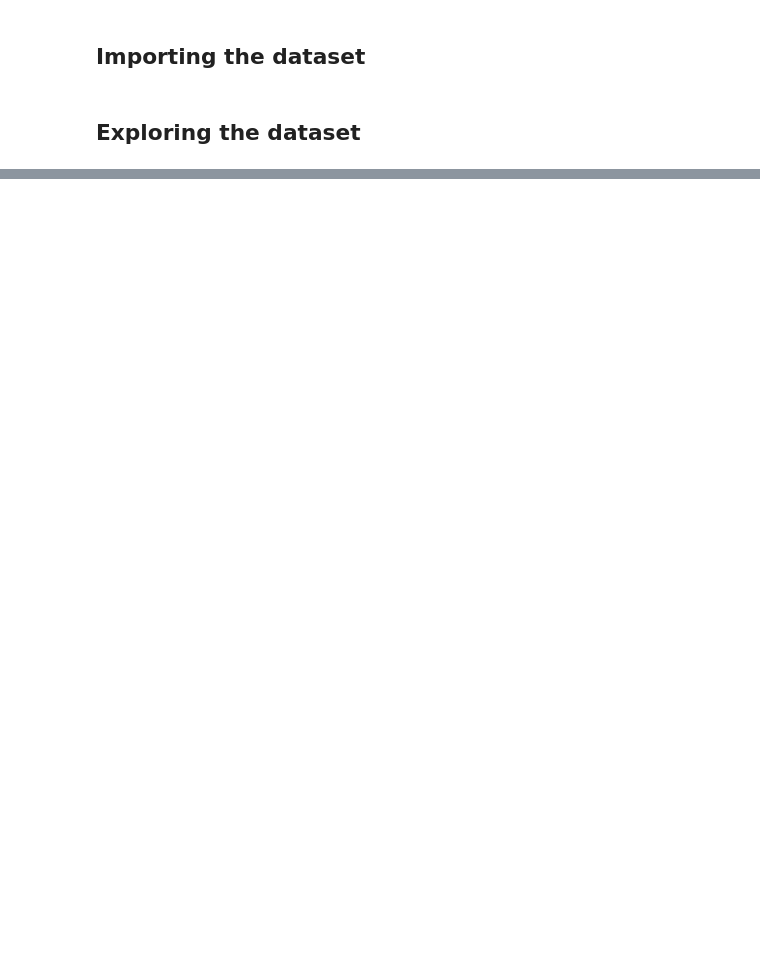
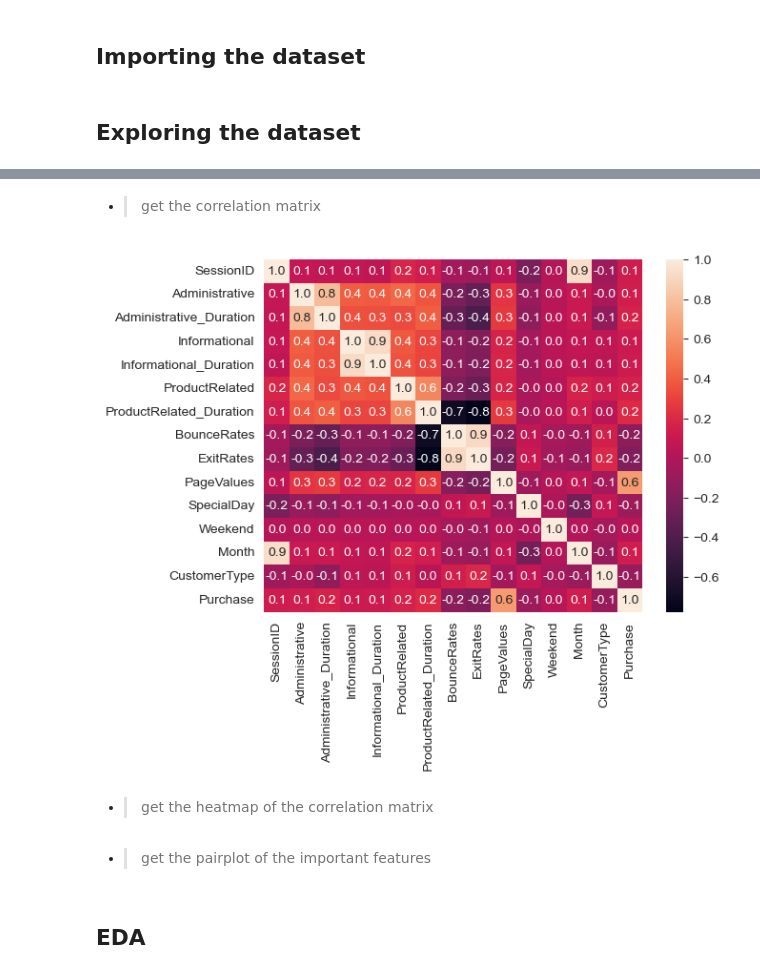
Before and after one commit to faris-agour/Predicting-Customer-Purchase, a Jupyter notebook: project.ipynb, the cells around one changed output, grey strips where cells are left out. Saved outputs shown, nothing was run; the diff lists cells and outputs as text; code cells hidden in the pictures; blank space fills up the shorter version.

```diff
--- a/project.ipynb
+++ b/project.ipynb
@@ -40,0 +186,2 @@ memory usage: 787.8+ KB
+# %%
+df["Weekend"] = df["Weekend"].astype(int)
@@ -40,0 +197,4 @@ memory usage: 787.8+ KB
+# %%
+df = df[df['Month'] != 'N']
+month_mapping = {'Jan':1, 'Feb':2, 'Mar':3, 'Apr':4, 'May':5, 'June':6, 'Jul':7, 'Aug':8, 'Sep':9, 'Oct':10, 'Nov':11, 'Dec':12}
+df['Month'] = df['Month'].map(month_mapping)
@@ -40,0 +203,2 @@ memory usage: 787.8+ KB
+# %%
+df["CustomerType"] = df["CustomerType"].map({"Returning_Customer":1, "New_Customer":0})
@@ -40,0 +207,9 @@ memory usage: 787.8+ KB
+# %%
+from sklearn.preprocessing import StandardScaler
+
+for col in col_to_log_transform:
+    df[col] = np.log1p(df[col])
+
+for col in col_to_standard_scale:
+    scaler = StandardScaler()
+    df[col] = scaler.fit_transform(df[[col]])
@@ -40,0 +239,9 @@ memory usage: 787.8+ KB
+# %% [markdown]
+- > get the correlation matrix
+# %%
+sns.heatmap(df.corr(), annot=True,fmt=".1f")
+plt.show()
+# %% [output]
+[figure, added]
+# %% [markdown]
+- > get the heatmap of the correlation matrix
@@ -40,0 +253,4 @@ memory usage: 787.8+ KB
+# %% [markdown]
+- > get the pairplot of the important features
+# %% [markdown]
+## EDA
```
Also changed, not shown: parts of 43 cells of this notebook.
